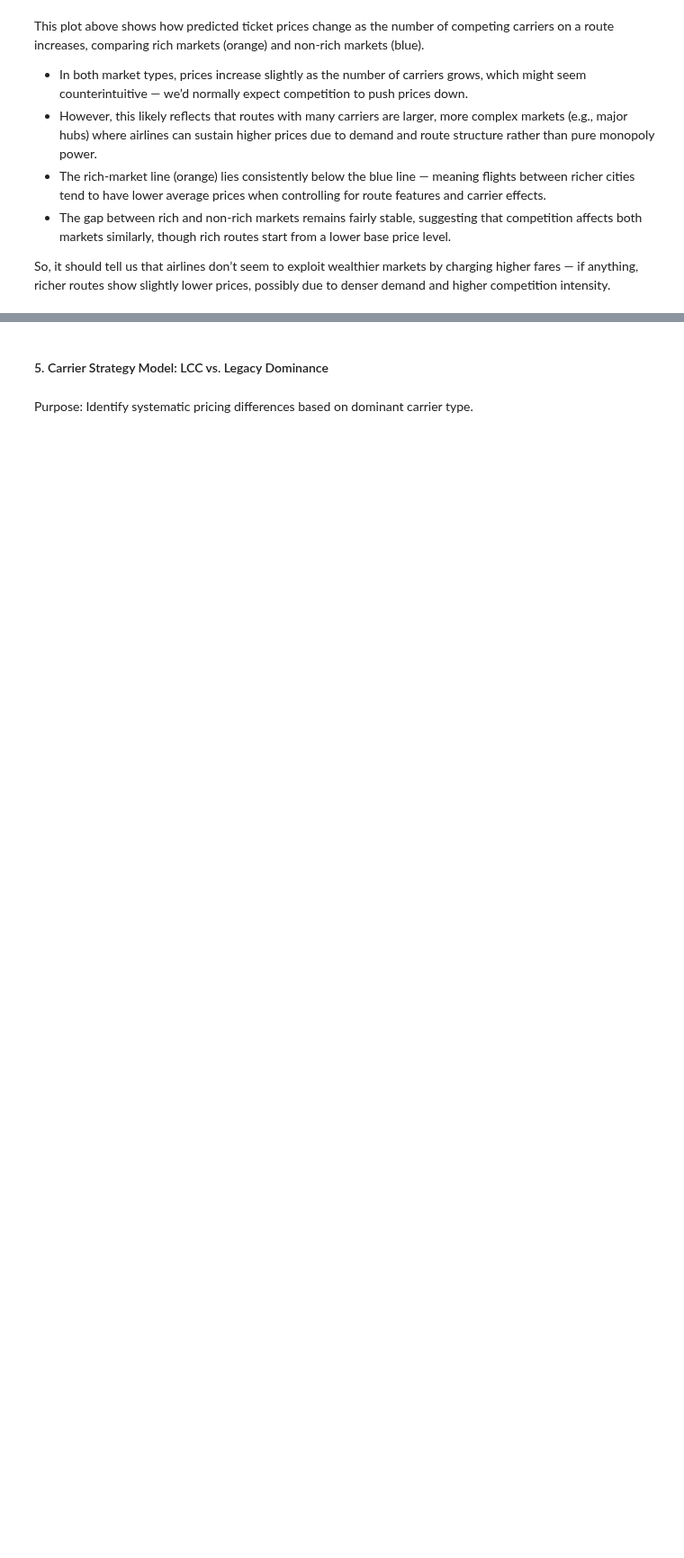
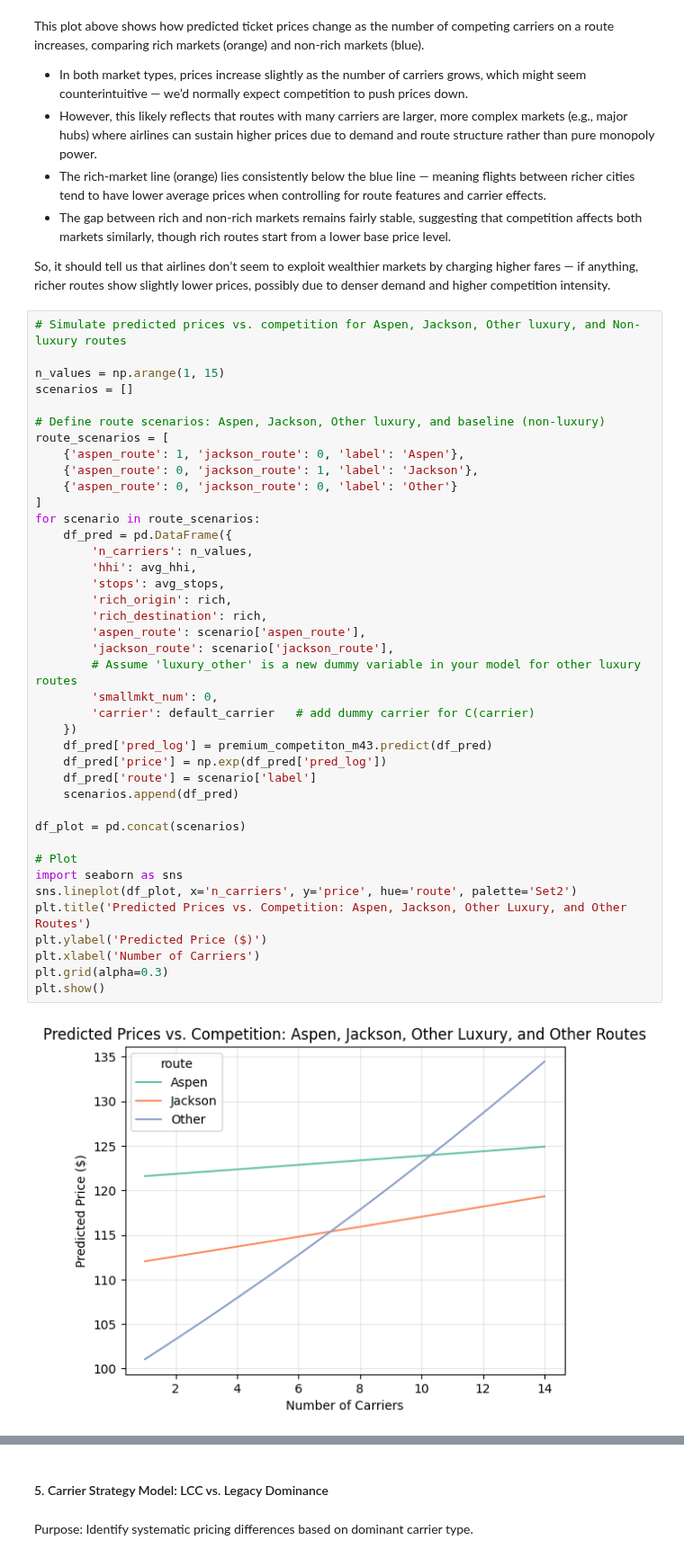
Before and after one commit to ZlataSparrow/Airline_Price_Discrimination, a Jupyter notebook: notebooks/03_Pricing_Rich_Markets.ipynb, the cells around one changed output, grey strips where cells are left out. Shown at 90% size. Saved outputs shown, nothing was run; the diff lists cells and outputs as text; blank space fills up the shorter version.

```diff
--- a/notebooks/03_Pricing_Rich_Markets.ipynb
+++ b/notebooks/03_Pricing_Rich_Markets.ipynb
@@ -766,3 +795,45 @@ This plot above shows how predicted ticket prices change as the number of compet
 
 
 So, it should tell us that airlines don’t seem to exploit wealthier markets by charging higher fares — if anything, richer routes show slightly lower prices, possibly due to denser demand and higher competition intensity.
+# %%
+# Simulate predicted prices vs. competition for Aspen, Jackson, Other luxury, and Non-luxury routes
+
+n_values = np.arange(1, 15)
+scenarios = []
+
+# Define route scenarios: Aspen, Jackson, Other luxury, and baseline (non-luxury)
+route_scenarios = [
+    {'aspen_route': 1, 'jackson_route': 0, 'label': 'Aspen'},
+    {'aspen_route': 0, 'jackson_route': 1, 'label': 'Jackson'},
+    {'aspen_route': 0, 'jackson_route': 0, 'label': 'Other'}
+]
+for scenario in route_scenarios:
+    df_pred = pd.DataFrame({
+        'n_carriers': n_values,
+        'hhi': avg_hhi,
+        'stops': avg_stops,
+        'rich_origin': rich,
+        'rich_destination': rich,
+        'aspen_route': scenario['aspen_route'],
+        'jackson_route': scenario['jackson_route'],
+        # Assume 'luxury_other' is a new dummy variable in your model for other luxury routes
+        'smallmkt_num': 0,
+        'carrier': default_carrier   # add dummy carrier for C(carrier)
+    })
+    df_pred['pred_log'] = premium_competiton_m43.predict(df_pred)
+    df_pred['price'] = np.exp(df_pred['pred_log'])
+    df_pred['route'] = scenario['label']
+    scenarios.append(df_pred)
+
+df_plot = pd.concat(scenarios)
+
+# Plot
+import seaborn as sns
+sns.lineplot(df_plot, x='n_carriers', y='price', hue='route', palette='Set2')
+plt.title('Predicted Prices vs. Competition: Aspen, Jackson, Other Luxury, and Other Routes')
+plt.ylabel('Predicted Price ($)')
+plt.xlabel('Number of Carriers')
+plt.grid(alpha=0.3)
+plt.show()
+# %% [output]
+[figure, added]
```
Also changed, not shown: parts of 4 cells of this notebook.
